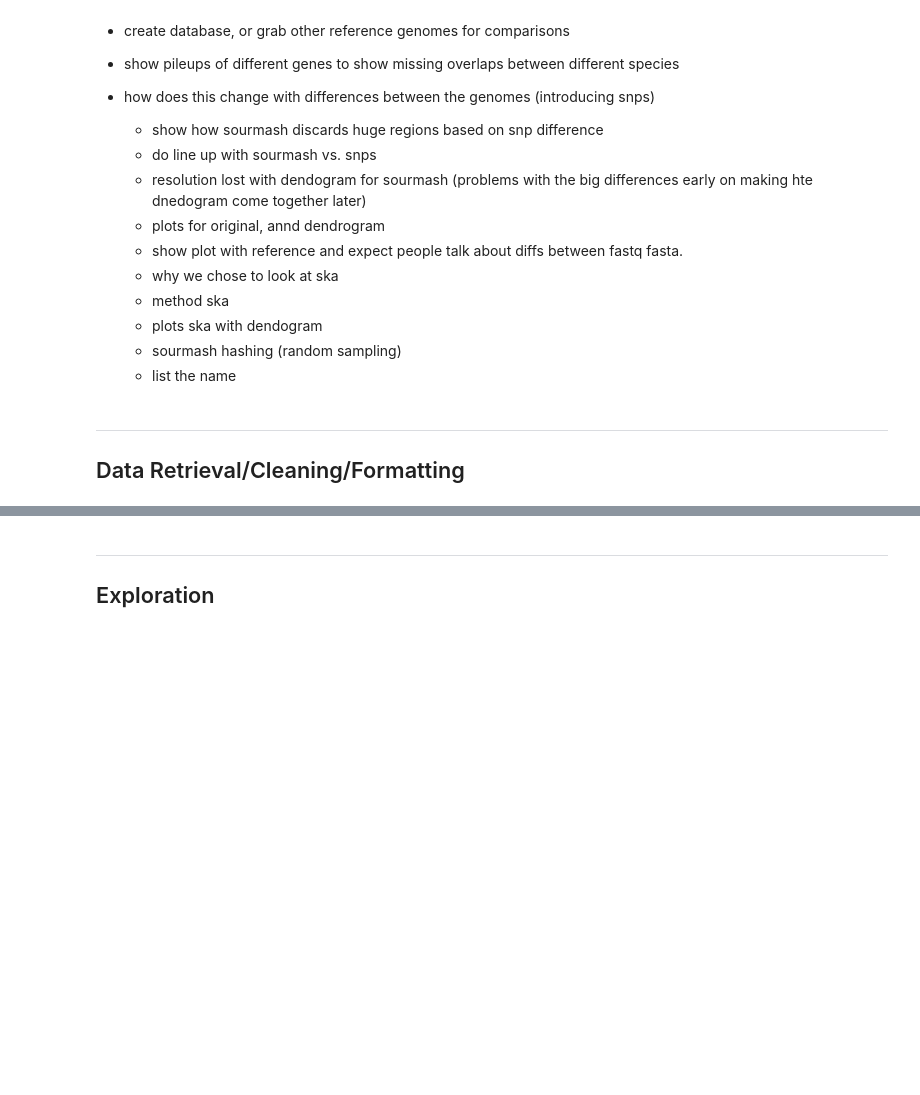
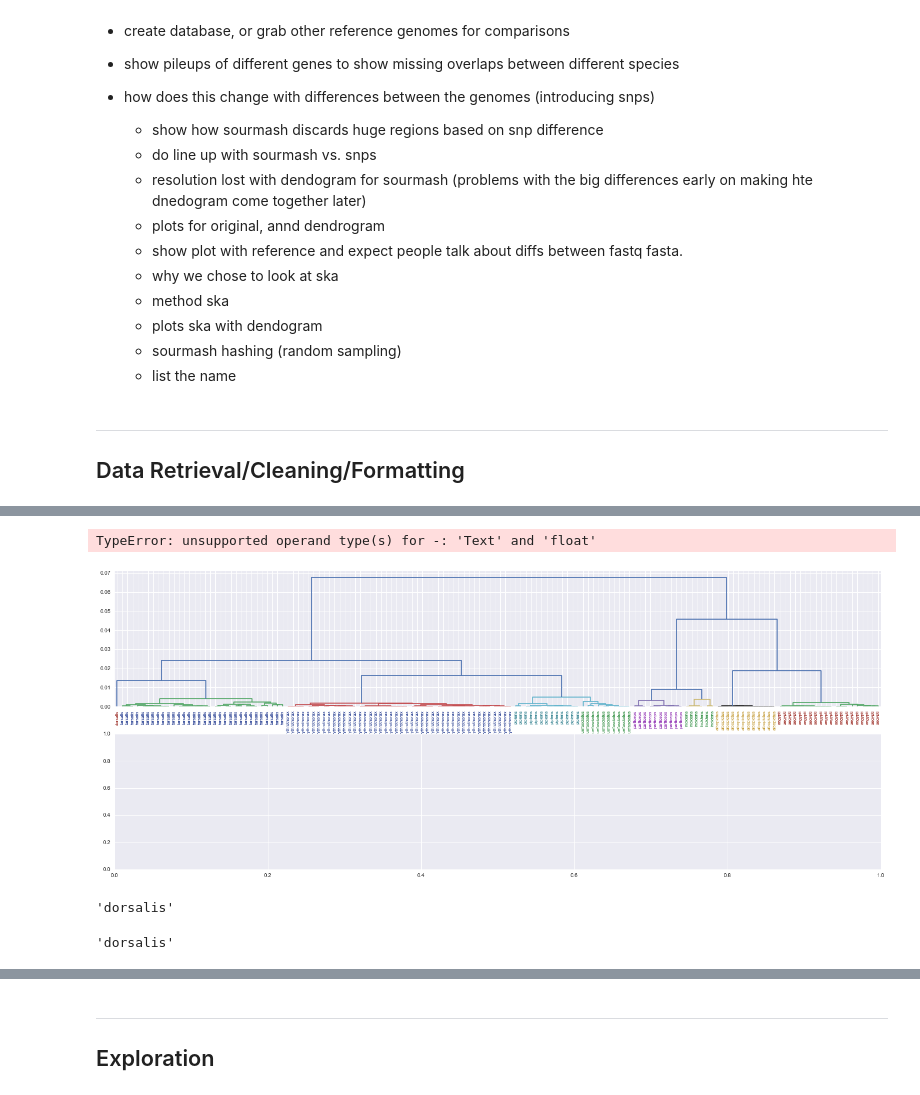
Before and after one commit to czbiohub/sketch-compare, a Jupyter notebook: visualization.ipynb, the cells around one changed output, grey strips where cells are left out. Drawn from its saved outputs; the diff is of its cells as text; code cells hidden in the pictures; blank space fills up the shorter version.

```diff
--- a/visualization.ipynb
+++ b/visualization.ipynb
@@ -463,0 +645,70 @@ def get_silhouette_score(fp, metadata, tailing, values="SNP_distance", correlati
+# %%
+
+# import importlib
+# importlib.import_module('mpl_toolkits').__path__
+# from mpl_toolkits.axes.grid1 import make_axes_locatable
+
+dd_pivot_w_ska_labels, *_ = join_on_ska_labels(
+    total_samples,
+    species_id,
+    "_ksize_15",
+    10,
+    values="SNP_distance"
+)
+
+original_species_coloring = dict(
+    zip(
+        dd_pivot_w_ska_labels.index.get_level_values(2).unique(),
+        sns.color_palette("bright", 12)
+    )
+)
+
+sourmash_species_coloring = dict(
+    zip(
+        dd_pivot_w_ska_labels.index.get_level_values(4).unique(),
+        sns.color_palette("deep", 12)
+    )
+)
+
+ska_species_coloring = dict(
+    zip(
+        dd_pivot_w_ska_labels.index.get_level_values(6).unique(),
+        sns.color_palette("dark", 13)
+    )
+)
+
+pivot_index = dd_pivot_w_ska_labels.reset_index()
+
+key_colors_original = pivot_index["visual_species"].map(original_species_coloring)
+key_colors_sourmash = pivot_index["sourmash_species"].map(sourmash_species_coloring)
+key_colors_ska = pivot_index["ska_species"].map(ska_species_coloring)
+
+#     key_colors_original = pivot_index.get_level_values(2).map(original_species_coloring)
+#     key_colors_sourmash = pivot_index.get_level_values(4).map(sourmash_species_coloring)
+#     key_colors_ska = pivot_index.get_level_values(6).map(ska_species_coloring)
+
+key_colors_labels = [
+    key_colors_original,
+    key_colors_sourmash,
+    key_colors_ska
+]
+
+cdist = scipy.spatial.distance.squareform(dd_pivot_w_ska_labels)
+Z = shc.linkage(cdist, method="ward")
+fig = plt.figure(figsize=(25, 10))
+plt.subplot(211)
+dn = shc.dendrogram(
+    Z,
+    leaf_font_size=8,
+#     row_colors=key_colors_labels,
+#     col_colors=key_colors_labels,
+    labels=dd_pivot_w_ska_labels.index.get_level_values(6),
+    color_threshold=0.008
+)
+
+ax = plt.gca()
+xlbls = ax.get_xmajorticklabels()
+
+for lbl in xlbls:
+    lbl.set_color(ska_species_coloring[lbl.get_text()])
+# %% [output]
@@ -463,0 +729,2 @@ def get_silhouette_score(fp, metadata, tailing, values="SNP_distance", correlati
+TypeError: unsupported operand type(s) for -: 'Text' and 'float'
+[figure, added]
@@ -463,0 +733,8 @@ def get_silhouette_score(fp, metadata, tailing, values="SNP_distance", correlati
+# %%
+e.get_text()
+# %% [output]
+'dorsalis'
+# %%
+e.get_text()
+# %% [output]
+'dorsalis'
```
Also changed, not shown: parts of 63 cells of this notebook.
